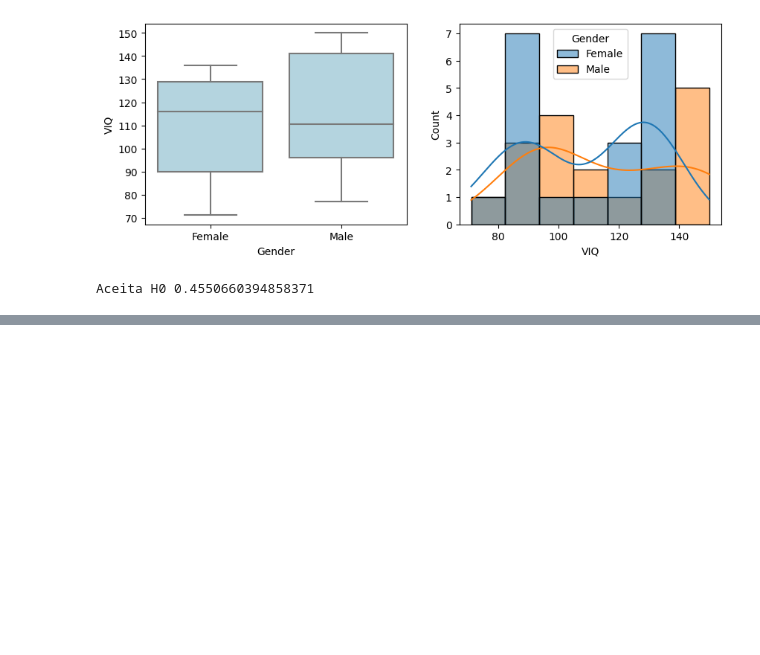
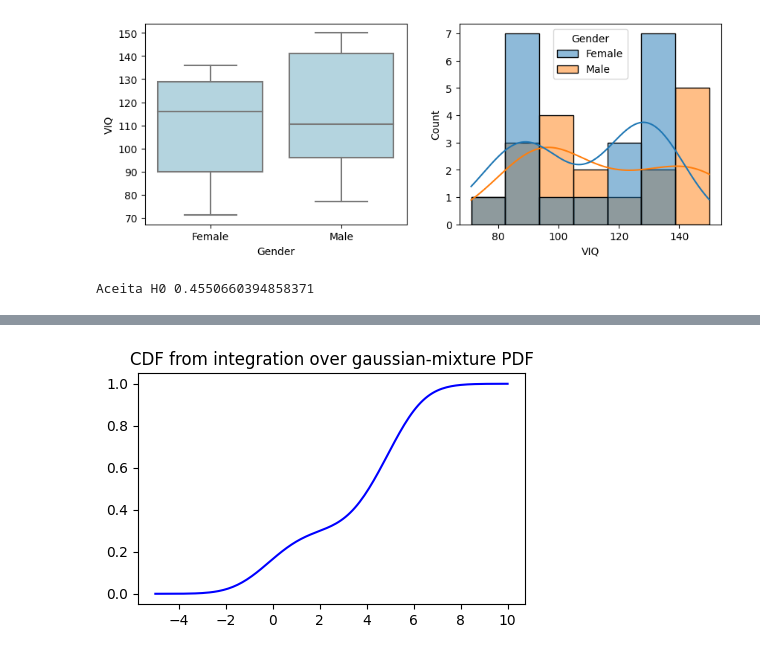
Before and after one commit to Rogerio-mack/IMT_Ciencia_de_Dados, a Jupyter notebook: Practical_Distributions_HTests.ipynb, the cells around one changed output, grey strips where cells are left out. Saved outputs shown, nothing was run; the diff lists cells and outputs as text; code cells hidden in the pictures; blank space fills up the shorter version.

```diff
--- a/Practical_Distributions_HTests.ipynb
+++ b/Practical_Distributions_HTests.ipynb
@@ -663,0 +685,19 @@ Aceita H0 0.4550660394858371
+# %%
+from sklearn.neighbors import KernelDensity
+from scipy.misc import derivative
+from scipy.integrate import quad
+
+kde = KernelDensity(kernel='gaussian', bandwidth=0.75).fit(X[:, np.newaxis])
+gmm_pdf = lambda x: np.exp(kde.score(np.array([x]).reshape(-1, 1)))
+
+x = np.arange(-5, 10.1, 0.1)
+y_cdf = np.array([tup[0] for tup in [quad(gmm_pdf, a, b) for a, b in [(a, b) for a, b in zip(x, x[1:len(x)])]]] + [0]).cumsum()
+# %%
+fig, ax = plt.subplots()
+
+ax.plot(x, y_cdf, color='b')
+ax.set_title('CDF from integration over gaussian-mixture PDF')
+
+plt.show()
+# %% [output]
+[figure, added]
```
Also changed, not shown: parts of 8 cells of this notebook.
